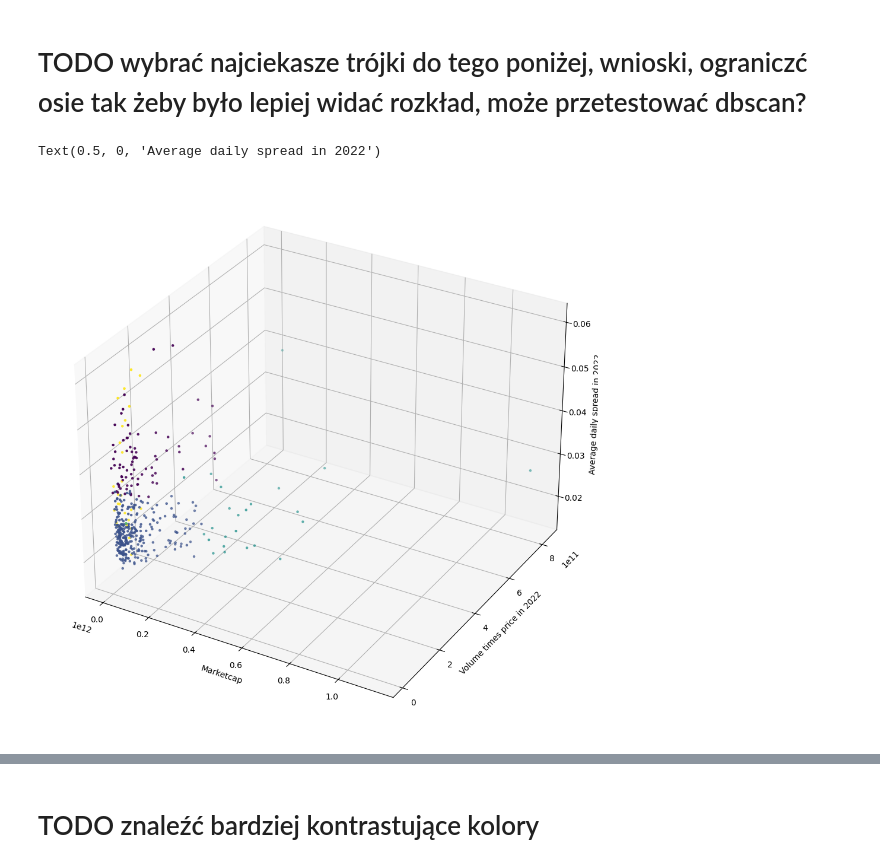
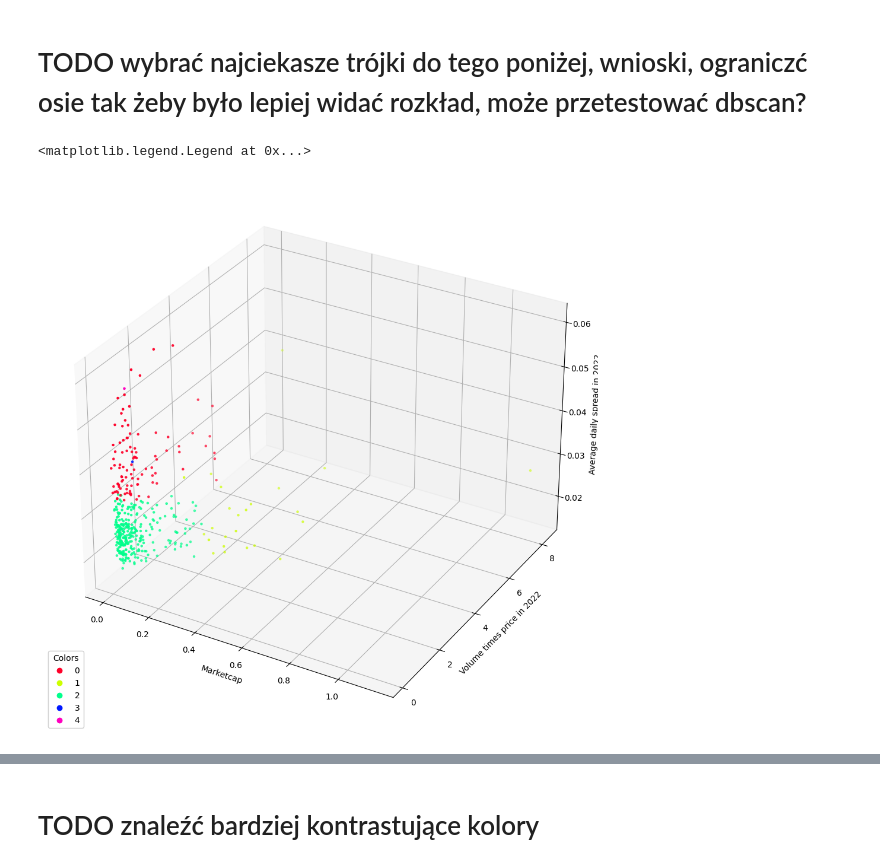
Before and after one commit to codespaghettifier/sp500-exploration, a Jupyter notebook: exploration.ipynb, the cells around one changed output, grey strips where cells are left out. Cells and saved outputs as stored; diff of their text form; code cells hidden in the pictures.

```diff
--- a/exploration.ipynb
+++ b/exploration.ipynb
@@ -673,18 +681,24 @@ df_standarized = pd.DataFrame({
 })
 # %% [markdown]
 # TODO wybrać najciekasze trójki do tego poniżej, wnioski, ograniczć osie tak żeby było lepiej widać rozkład, może przetestować dbscan?
+# %%
+df_5 = df_standarized.copy()
+df_7 = df_standarized.copy()
 # %%
-kmeans = KMeans(n_clusters=5, n_init='auto', random_state=42).fit(df_standarized.drop(columns=['ticker']))
-clusters = kmeans.predict(df_standarized.drop(columns=['ticker']))
+kmeans = KMeans(n_clusters=5, n_init='auto', random_state=42).fit(df_5.drop(columns=['ticker']).copy())
+df_5['klaster'] = kmeans.predict(df_5.drop(columns=['ticker']))
 # %%
 # Plot clusters in marketcap, volume times price, average daily spread space
 fig, ax = get_fig_ax(figsize=(16, 12), subplot_kw={'projection': '3d'})
-ax.scatter(marketcap, volume_times_price_in_2022, average_daily_spread_in_2022, c=clusters, s=5)
+scatter = ax.scatter(marketcap, volume_times_price_in_2022, average_daily_spread_in_2022, c=df_5['klaster'], s=5, cmap='gist_rainbow')
 ax.set_xlabel('Marketcap')
 ax.set_ylabel('Volume times price in 2022')
 ax.set_zlabel('Average daily spread in 2022')
+legend1 = ax.legend(*scatter.legend_elements(),
+                    loc="lower left", title="Colors")
+ax.add_artist(legend1)
 
 # ax.set_ylim(ax.get_ylim()[::-1])
 # %% [output]
-Text(0.5, 0, 'Average daily spread in 2022')
+<matplotlib.legend.Legend at 0x...>
-[figure, old version]
+[figure, new version]
```
Also changed, not shown: parts of 52 cells of this notebook.
